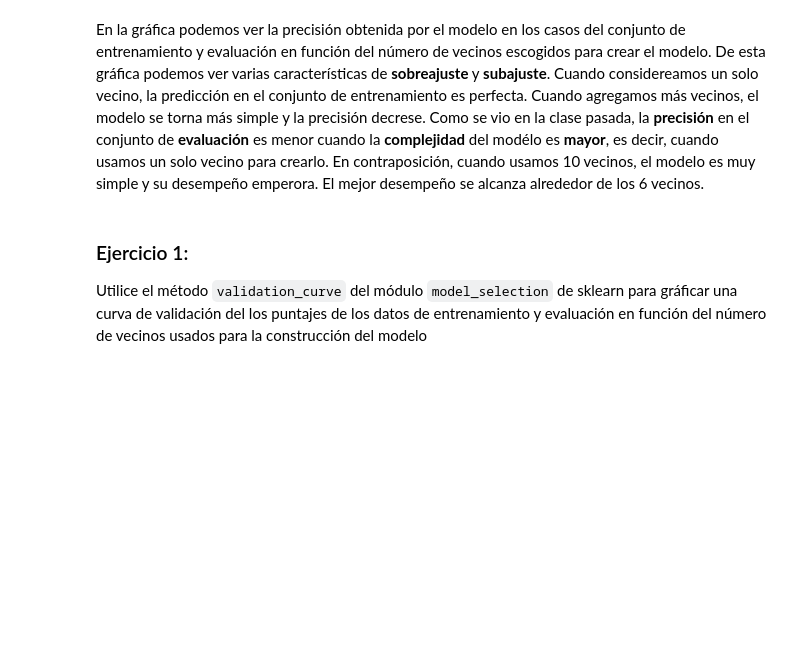
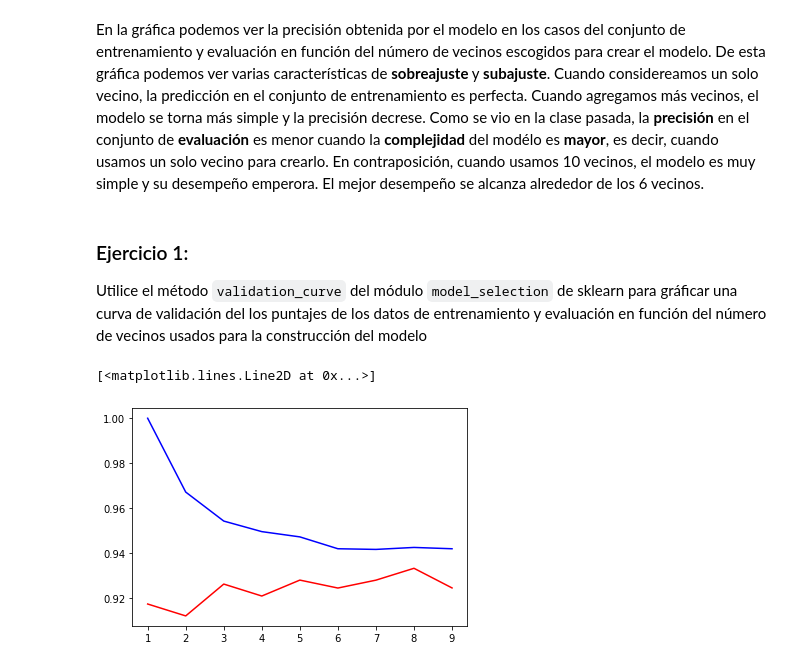
Before and after one commit to darioblandon/Curso1, a Jupyter notebook: S8/S8.ipynb, the cells around one changed output. Saved outputs shown, nothing was run; the diff lists cells and outputs as text; code cells hidden in the pictures; blank space fills up the shorter version.

```diff
--- a/S8/S8.ipynb
+++ b/S8/S8.ipynb
@@ -538,6 +538,28 @@ En la gráfica podemos ver la precisión obtenida por el modelo en los casos del
 ### Ejercicio 1:
 
 Utilice el método `validation_curve` del módulo `model_selection` de sklearn para gráficar una curva de validación del los puntajes de los datos de entrenamiento y evaluación en función del número de vecinos usados para la construcción del modelo
+# %%
+from sklearn.model_selection import validation_curve
+from sklearn.datasets import load_breast_cancer
+cancer=load_breast_cancer()
+# %%
+X=cancer.data
+y=cancer.target
+# %%
+import numpy as np
+from sklearn.neighbors import KNeighborsClassifier
+neighbors=np.arange(1,10)
+clf=KNeighborsClassifier()
+# %%
+train_score,val_score=validation_curve(clf, X, y,param_name="n_neighbors",param_range=neighbors, cv=7)
+# %%
+import matplotlib.pyplot as plt
+
+plt.plot(neighbors,np.mean(train_score,1),color='blue')
+plt.plot(neighbors,np.mean(val_score,1),color='red')
+# %% [output]
+[<matplotlib.lines.Line2D at 0x...>]
+[figure, added]
 # %% [markdown]
 ### Ejercicio 2:
 
```
Also changed, not shown: parts of 12 cells of this notebook.
